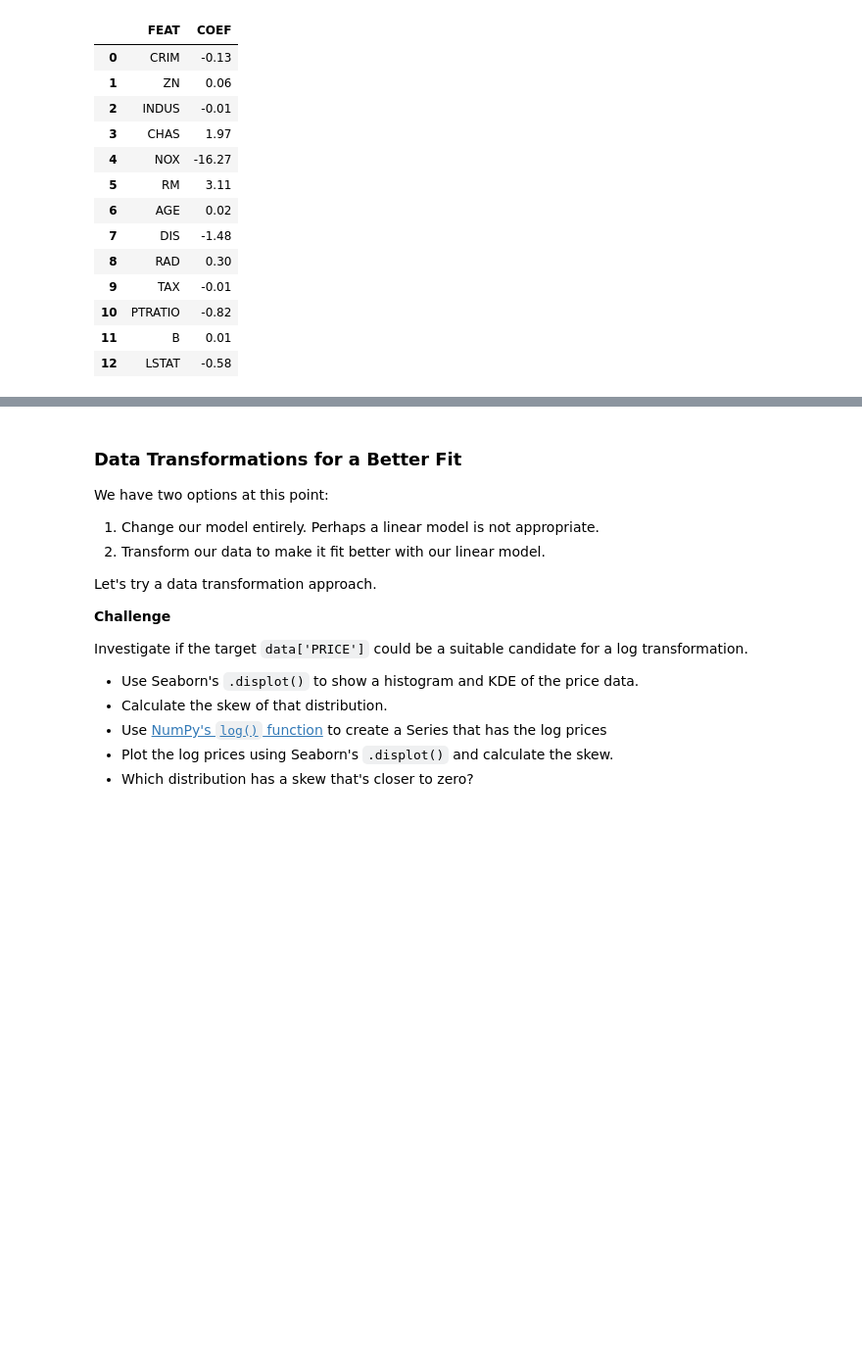
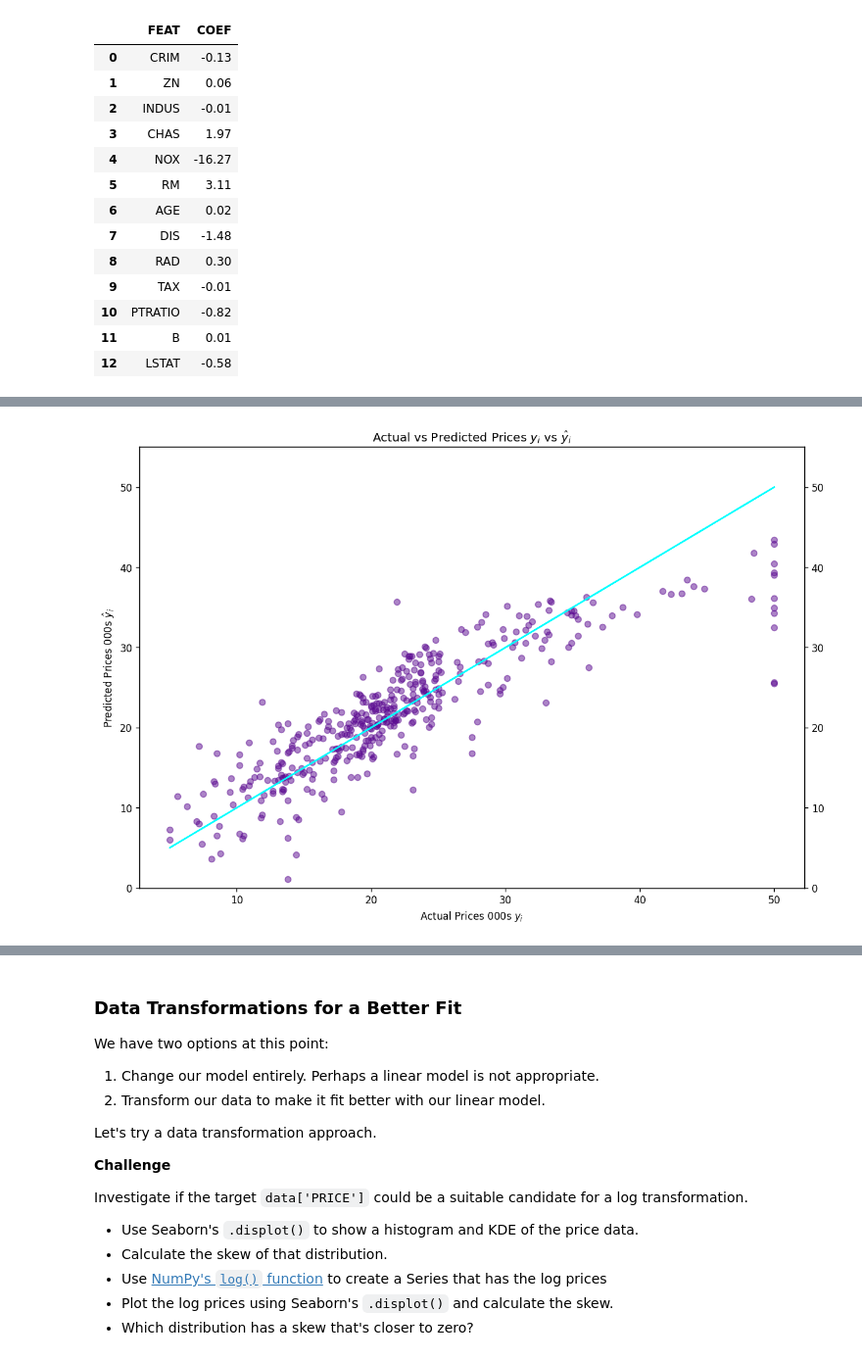
Before and after one commit to ahpmatias/capstone-boston-house-prices, a Jupyter notebook: Multivariable_Regression_and_Valuation_Model_(start).ipynb, the cells around one changed output, grey strips where cells are left out. Shown at 98% size. Drawn from its saved outputs; the diff is of its cells as text; code cells hidden in the pictures; blank space fills up the shorter version.

```diff
--- a/Multivariable_Regression_and_Valuation_Model_(start).ipynb
+++ b/Multivariable_Regression_and_Valuation_Model_(start).ipynb
@@ -456,3 +456,31 @@ The cyan line in the middle shows `y_train` against `y_train`. If the prediction
 The second plot should be the residuals against the predicted prices. Here's what we're looking for:
 
 <img src=https://i.imgur.com/HphsBsj.png height=350>
+# %%
+predicted_values = reg.predict(X_train)
+residuals = (y_train - predicted_values)
+# %%
+plt.figure(figsize=(12,8), dpi=120)
+
+ax1 = plt.gca()
+ax2 = ax1.twinx()
+
+ax1.scatter(x=y_train,
+            y=predicted_values,
+            color='#5b0a91',
+            alpha=0.5)
+
+ax2.plot(y_train,
+         y_train,
+         color='#00ffff')
+
+ax1.set(xlabel='Actual Prices 000s $y_i$',
+        ylabel='Predicted Prices 000s $\hat y_i$',
+        title='Actual vs Predicted Prices $y_i$ vs $\hat y_i$',
+        ylim=(0,55))
+
+ax2.set(ylim=(0,55))
+
+plt.show()
+# %% [output]
+[figure, added]
```
Also changed, not shown: parts of 1 cell of this notebook.
